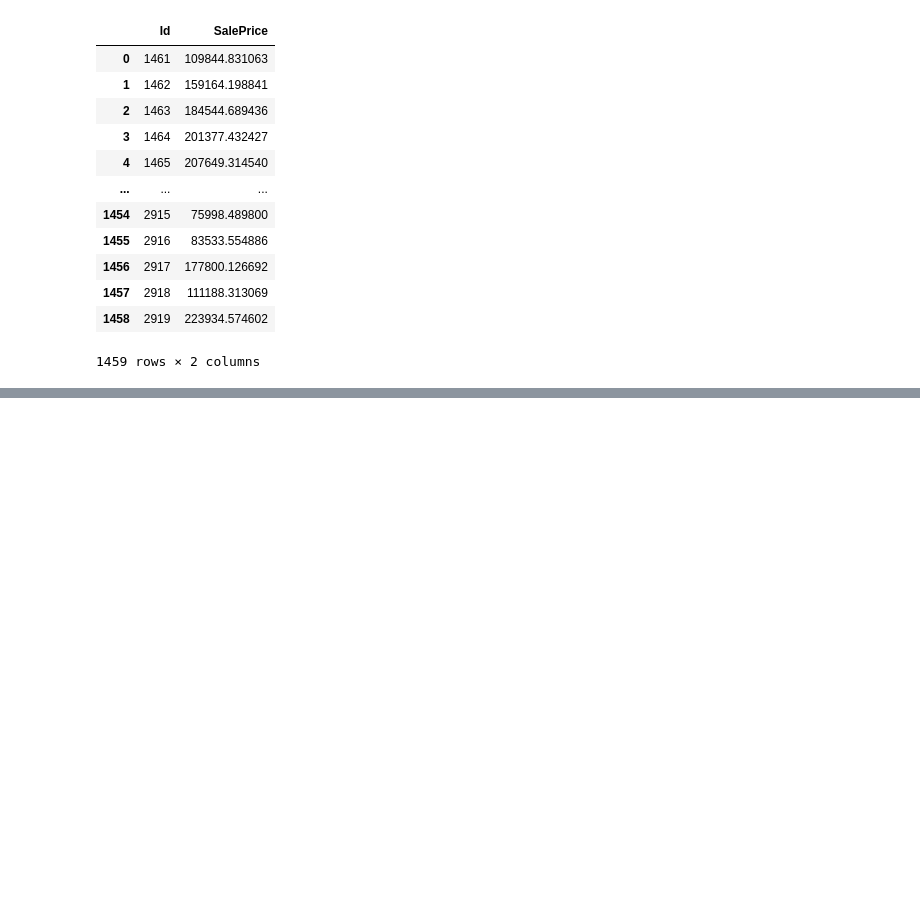
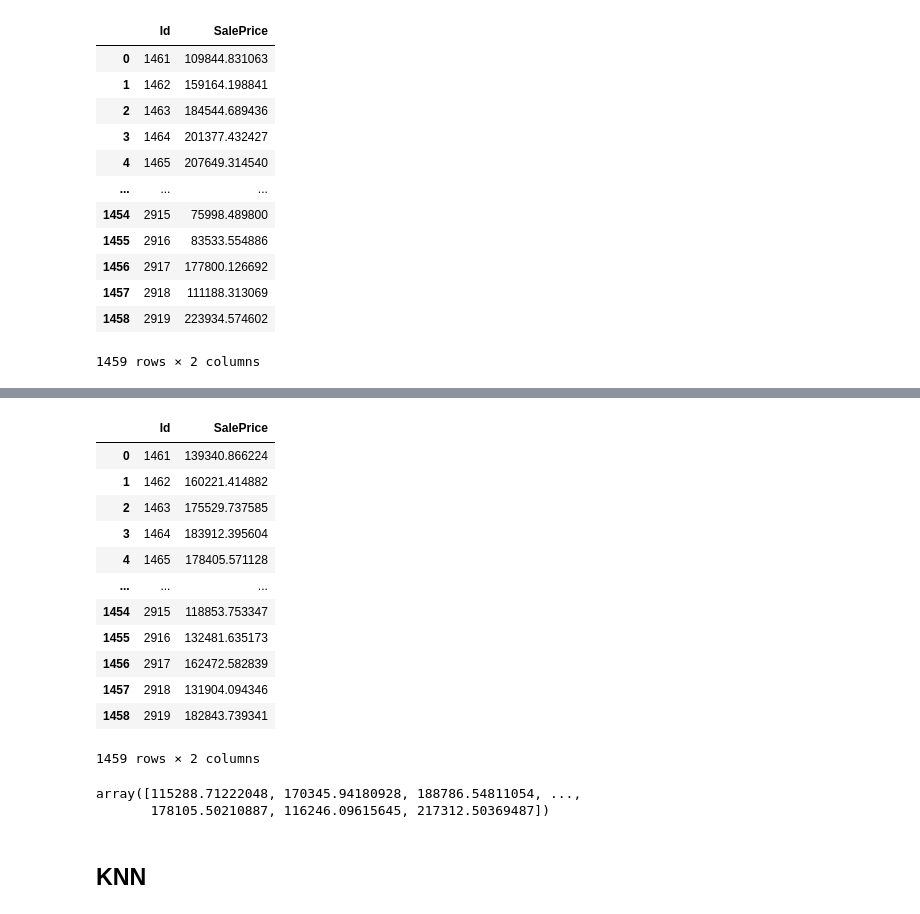
Before and after one commit to Hari31416/Data-Sciences, a Jupyter notebook: Codes/Ames Model/Untitled.ipynb, the cells around one changed output, grey strips where cells are left out. Drawn from its saved outputs; the diff is of its cells as text; code cells hidden in the pictures; blank space fills up the shorter version.

```diff
--- a/Codes/Ames Model/Untitled.ipynb
+++ b/Codes/Ames Model/Untitled.ipynb
@@ -774,0 +857,23 @@ pd.read_csv('submission2.csv')
+# %%
+pd.read_csv('submission3.csv')
+# %% [output]
+|  | Id | SalePrice |
+| 0 | 1461 | 139340.866224 |
+| 1 | 1462 | 160221.414882 |
+| 2 | 1463 | 175529.737585 |
+| 3 | 1464 | 183912.395604 |
+| 4 | 1465 | 178405.571128 |
+| ... | ... | ... |
+| 1454 | 2915 | 118853.753347 |
+| 1455 | 2916 | 132481.635173 |
+| 1456 | 2917 | 162472.582839 |
+| 1457 | 2918 | 131904.094346 |
+| 1458 | 2919 | 182843.739341 |
+1459 rows × 2 columns
+# %%
+pred_final
+# %% [output]
+array([115288.71222048, 170345.94180928, 188786.54811054, ...,
+       178105.50210887, 116246.09615645, 217312.50369487])
+# %% [markdown]
+## KNN
```
Also changed, not shown: parts of 45 cells of this notebook, 6 other files.
